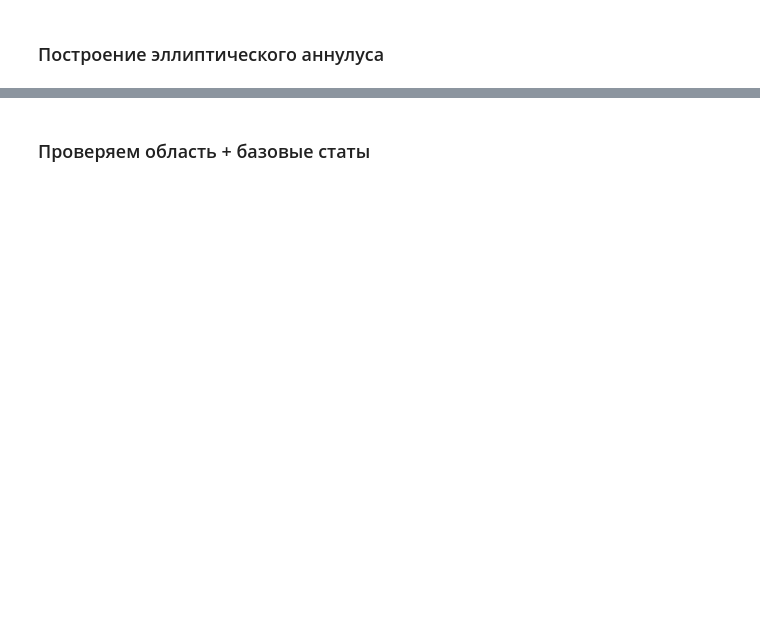
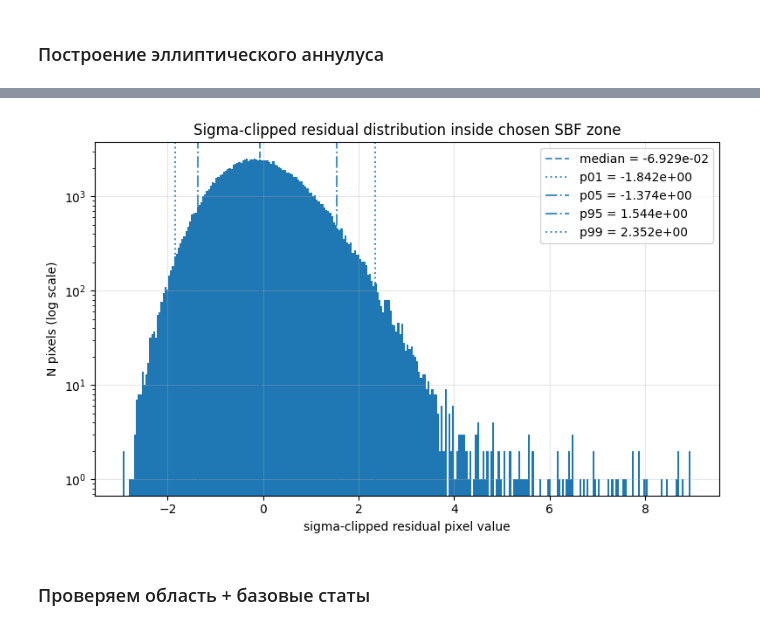
Before and after one commit to Saharochekl/course-work_4-SBF, a Jupyter notebook: code/sbf-1.ipynb, the cells around one changed output, grey strips where cells are left out. Cells and saved outputs as stored; diff of their text form; code cells hidden in the pictures; blank space fills up the shorter version.

```diff
--- a/code/sbf-1.ipynb
+++ b/code/sbf-1.ipynb
@@ -963,0 +1683,66 @@ print(
+# %%
+print("plotting sigma-clipped residual-pixel distribution inside chosen SBF zone...")
+
+use_hist = (~mask_sbf) & np.isfinite(resid)
+vals_hist = resid[use_hist]
+
+if vals_hist.size < 5000:
+    raise RuntimeError(f"[PLOT-HIST] too few residual pixels: N={vals_hist.size}")
+
+# ------------------------------------------------------------
+# 1. Sigma-clipping той же логикой, что и в выборе окон
+# ------------------------------------------------------------
+mean_clip, med_clip, std_clip = sigma_clipped_stats(
+    vals_hist,
+    sigma=CLIP_SIGMA_QC,
+    maxiters=CLIP_MAXIT_QC
+)
+
+if (not np.isfinite(std_clip)) or std_clip <= 0:
+    raise RuntimeError(f"[PLOT-HIST] bad clipped std={std_clip}")
+
+lo_rob = med_clip - CLIP_SIGMA_QC * std_clip
+hi_rob = med_clip + CLIP_SIGMA_QC * std_clip
+
+vals_hist_rob = vals_hist[(vals_hist >= lo_rob) & (vals_hist <= hi_rob)]
+
+if vals_hist_rob.size < 100:
+    raise RuntimeError(f"[PLOT-HIST] too few sigma-clipped residual pixels: N={vals_hist_rob.size}")
+
+# ------------------------------------------------------------
+# 2. Статистики уже по clipped-распределению
+# ------------------------------------------------------------
+med_hist = float(np.nanmedian(vals_hist_rob))
+p01 = float(np.nanpercentile(vals_hist_rob, 1.0))
+p05 = float(np.nanpercentile(vals_hist_rob, 5.0))
+p95 = float(np.nanpercentile(vals_hist_rob, 95.0))
+p99 = float(np.nanpercentile(vals_hist_rob, 99.0))
+
+dyn_hist = float(np.nanmax(vals_hist_rob) - np.nanmin(vals_hist_rob))
+std_hist = float(np.nanstd(vals_hist_rob))
+
+print(
+    f"[PLOT-HIST] raw N={vals_hist.size}, clipped N={vals_hist_rob.size}, "
+    f"median={med_hist:.3e}, std={std_hist:.3e}, dyn={dyn_hist:.3e}"
+)
+
+# ------------------------------------------------------------
+# 3. Гистограмма clipped-распределения
+# ------------------------------------------------------------
+plt.figure(figsize=(8, 5))
+plt.hist(vals_hist_rob, bins=300, log=True)
+
+plt.axvline(med_hist, linestyle="--", alpha=0.8, label=f"median = {med_hist:.3e}")
+plt.axvline(p01, linestyle=":", alpha=0.8, label=f"p01 = {p01:.3e}")
+plt.axvline(p05, linestyle="-.", alpha=0.8, label=f"p05 = {p05:.3e}")
+plt.axvline(p95, linestyle="-.", alpha=0.8, label=f"p95 = {p95:.3e}")
+plt.axvline(p99, linestyle=":", alpha=0.8, label=f"p99 = {p99:.3e}")
+
+plt.xlabel("sigma-clipped residual pixel value")
+plt.ylabel("N pixels (log scale)")
+plt.title("Sigma-clipped residual distribution inside chosen SBF zone")
+plt.legend()
+plt.grid(True, alpha=0.3)
+plt.tight_layout()
+plt.show()
+# %% [output]
@@ -964,3 +1751,4 @@ print(
+[figure, added]
 # %% [markdown]
 ### Проверяем область + базовые статы
 # %%
```
Also changed, not shown: parts of 46 cells of this notebook.
